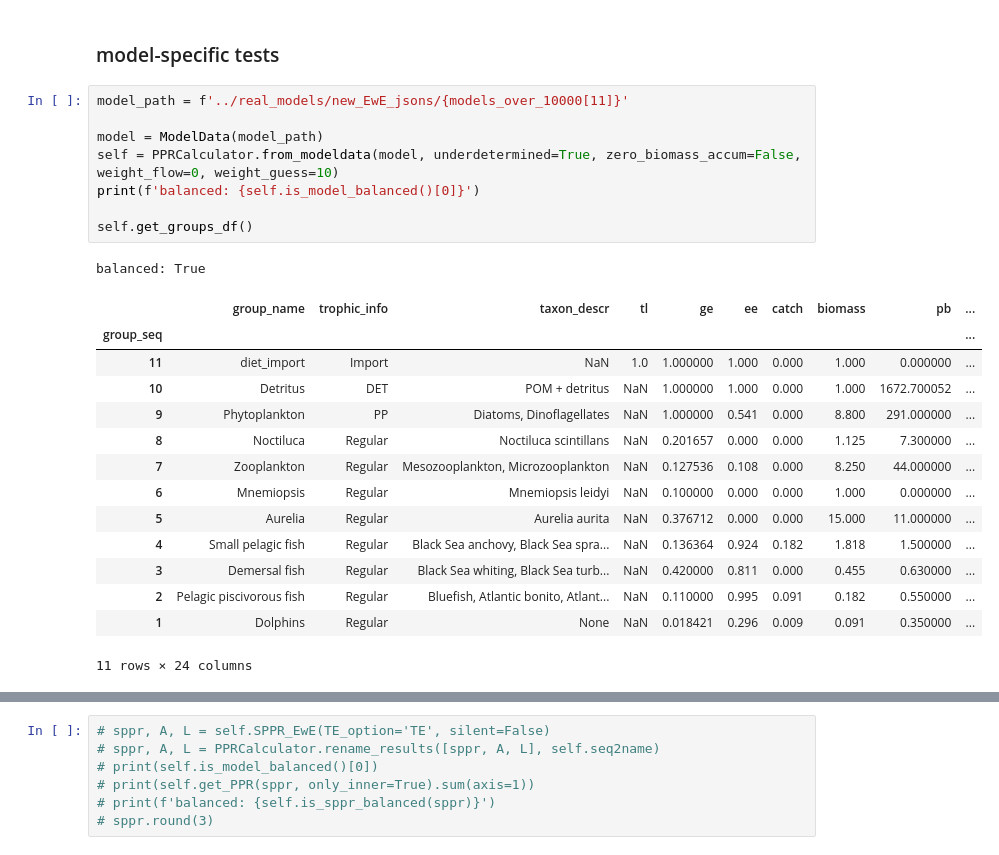
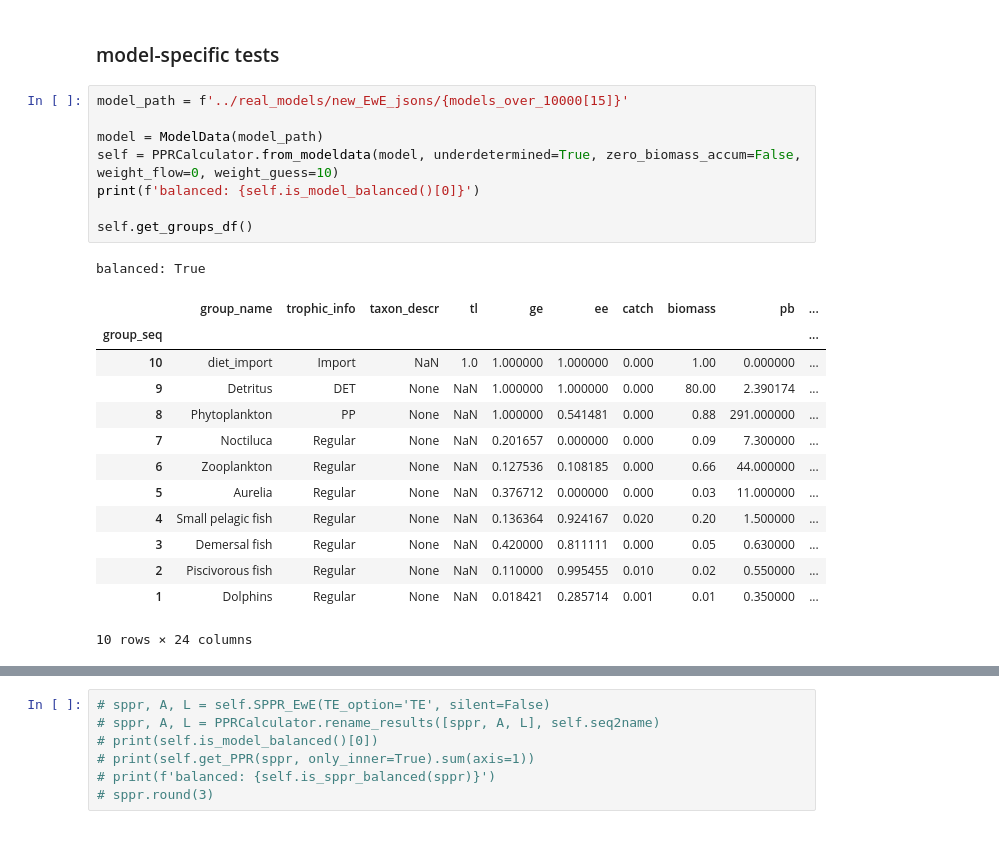
Before and after one commit to idocarmel1/PPREstimation, a Jupyter notebook: notebooks/tests.ipynb, the cells around one changed output, grey strips where cells are left out. Drawn from its saved outputs; the diff is of its cells as text.

```diff
--- a/notebooks/tests.ipynb
+++ b/notebooks/tests.ipynb
@@ -170,29 +170,28 @@ balanced: True
 # %% [markdown]
 ### model-specific tests
 # %%
-model_path = f'../real_models/new_EwE_jsons/{models_over_10000[11]}'
+model_path = f'../real_models/new_EwE_jsons/{models_over_10000[15]}'
 
 model = ModelData(model_path)
 self = PPRCalculator.from_modeldata(model, underdetermined=True, zero_biomass_accum=False, weight_flow=0, weight_guess=10)
 print(f'balanced: {self.is_model_balanced()[0]}')
 
 self.get_groups_df()
 # %% [output]
 balanced: True
 |  | group_name | trophic_info | taxon_descr | tl | ge | ee | catch | biomass | pb | ... |
 | group_seq |  |  |  |  |  |  |  |  |  | ... |
-| 11 | diet_import | Import | NaN | 1.0 | 1.000000 | 1.000 | 0.000 | 1.000 | 0.000000 | ... |
-| 10 | Detritus | DET | POM + detritus | NaN | 1.000000 | 1.000 | 0.000 | 1.000 | 1672.700052 | ... |
-| 9 | Phytoplankton | PP | Diatoms, Dinoflagellates | NaN | 1.000000 | 0.541 | 0.000 | 8.800 | 291.000000 | ... |
-| 8 | Noctiluca | Regular | Noctiluca scintillans | NaN | 0.201657 | 0.000 | 0.000 | 1.125 | 7.300000 | ... |
-| 7 | Zooplankton | Regular | Mesozooplankton, Microzooplankton | NaN | 0.127536 | 0.108 | 0.000 | 8.250 | 44.000000 | ... |
-| 6 | Mnemiopsis | Regular | Mnemiopsis leidyi | NaN | 0.100000 | 0.000 | 0.000 | 1.000 | 0.000000 | ... |
-| 5 | Aurelia | Regular | Aurelia aurita | NaN | 0.376712 | 0.000 | 0.000 | 15.000 | 11.000000 | ... |
-| 4 | Small pelagic fish | Regular | Black Sea anchovy, Black Sea spra... | NaN | 0.136364 | 0.924 | 0.182 | 1.818 | 1.500000 | ... |
-| 3 | Demersal fish | Regular | Black Sea whiting, Black Sea turb... | NaN | 0.420000 | 0.811 | 0.000 | 0.455 | 0.630000 | ... |
-| 2 | Pelagic piscivorous fish | Regular | Bluefish, Atlantic bonito, Atlant... | NaN | 0.110000 | 0.995 | 0.091 | 0.182 | 0.550000 | ... |
-| 1 | Dolphins | Regular | None | NaN | 0.018421 | 0.296 | 0.009 | 0.091 | 0.350000 | ... |
+| 10 | diet_import | Import | NaN | 1.0 | 1.000000 | 1.000000 | 0.000 | 1.00 | 0.000000 | ... |
+| 9 | Detritus | DET | None | NaN | 1.000000 | 1.000000 | 0.000 | 80.00 | 2.390174 | ... |
+| 8 | Phytoplankton | PP | None | NaN | 1.000000 | 0.541481 | 0.000 | 0.88 | 291.000000 | ... |
+| 7 | Noctiluca | Regular | None | NaN | 0.201657 | 0.000000 | 0.000 | 0.09 | 7.300000 | ... |
+| 6 | Zooplankton | Regular | None | NaN | 0.127536 | 0.108185 | 0.000 | 0.66 | 44.000000 | ... |
+| 5 | Aurelia | Regular | None | NaN | 0.376712 | 0.000000 | 0.000 | 0.03 | 11.000000 | ... |
+| 4 | Small pelagic fish | Regular | None | NaN | 0.136364 | 0.924167 | 0.020 | 0.20 | 1.500000 | ... |
+| 3 | Demersal fish | Regular | None | NaN | 0.420000 | 0.811111 | 0.000 | 0.05 | 0.630000 | ... |
+| 2 | Piscivorous fish | Regular | None | NaN | 0.110000 | 0.995455 | 0.010 | 0.02 | 0.550000 | ... |
+| 1 | Dolphins | Regular | None | NaN | 0.018421 | 0.285714 | 0.001 | 0.01 | 0.350000 | ... |
-11 rows × 24 columns
+10 rows × 24 columns
 # %%
 sppr, sppr_det = self._sample_SPPR_new_forced_balance(TE_option='TE')
 sppr
```
Also changed, not shown: parts of 3 cells of this notebook, 3 other files.
